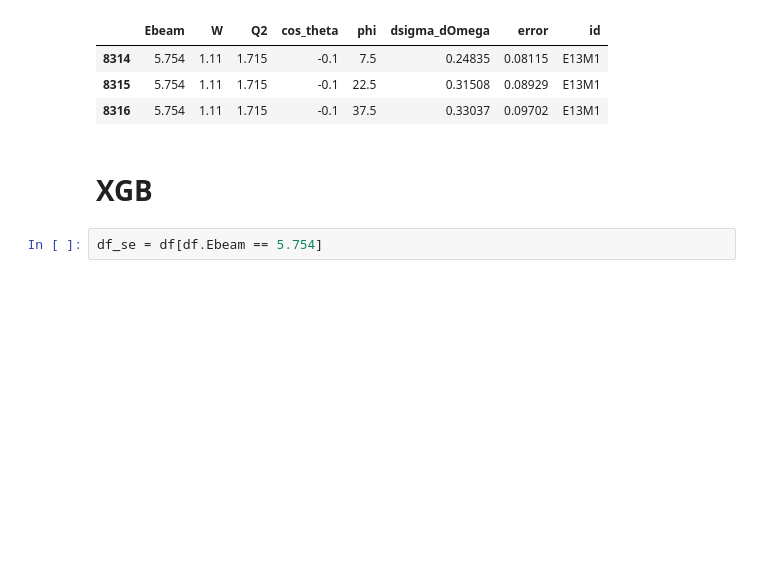
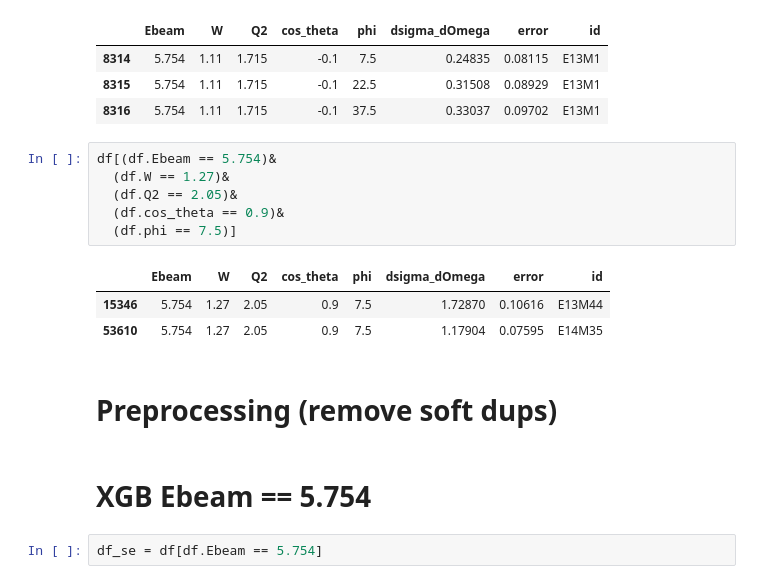
Before and after one commit to a-golda/MSU_interpol, a Jupyter notebook: XGB_for_crossection.ipynb, the cells around one changed output. Drawn from its saved outputs; the diff is of its cells as text; blank space fills up the shorter version.

```diff
--- a/XGB_for_crossection.ipynb
+++ b/XGB_for_crossection.ipynb
@@ -30,8 +30,20 @@ df.iloc[8314:8317]
 | 8314 | 5.754 | 1.11 | 1.715 | -0.1 | 7.5 | 0.24835 | 0.08115 | E13M1 |
 | 8315 | 5.754 | 1.11 | 1.715 | -0.1 | 22.5 | 0.31508 | 0.08929 | E13M1 |
 | 8316 | 5.754 | 1.11 | 1.715 | -0.1 | 37.5 | 0.33037 | 0.09702 | E13M1 |
+# %%
+df[(df.Ebeam == 5.754)&
+  (df.W == 1.27)&
+  (df.Q2 == 2.05)&
+  (df.cos_theta == 0.9)&
+  (df.phi == 7.5)]
+# %% [output]
+|  | Ebeam | W | Q2 | cos_theta | phi | dsigma_dOmega | error | id |
+| 15346 | 5.754 | 1.27 | 2.05 | 0.9 | 7.5 | 1.72870 | 0.10616 | E13M44 |
+| 53610 | 5.754 | 1.27 | 2.05 | 0.9 | 7.5 | 1.17904 | 0.07595 | E14M35 |
+# %% [markdown]
+# Preprocessing (remove soft dups)
 # %% [markdown]
-# XGB
+# XGB Ebeam == 5.754
 # %%
 df_se = df[df.Ebeam == 5.754]
 # %%
```
Also changed, not shown: parts of 11 cells of this notebook.
